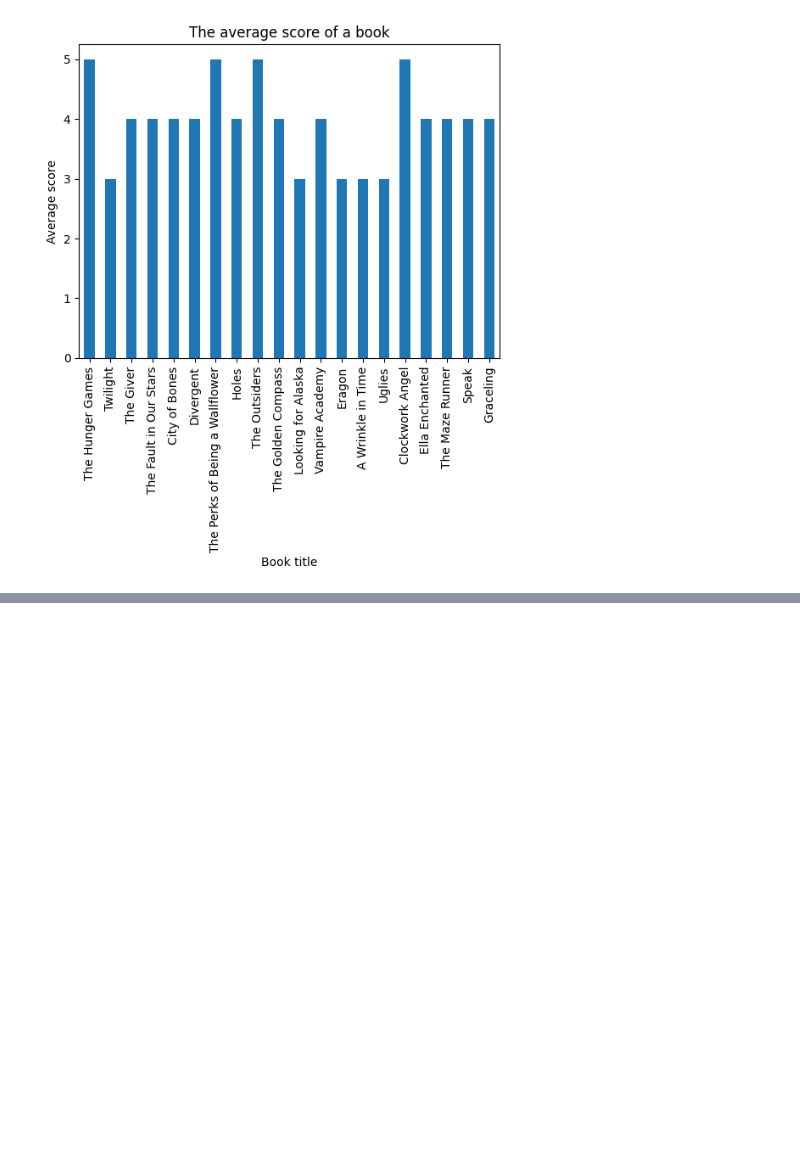
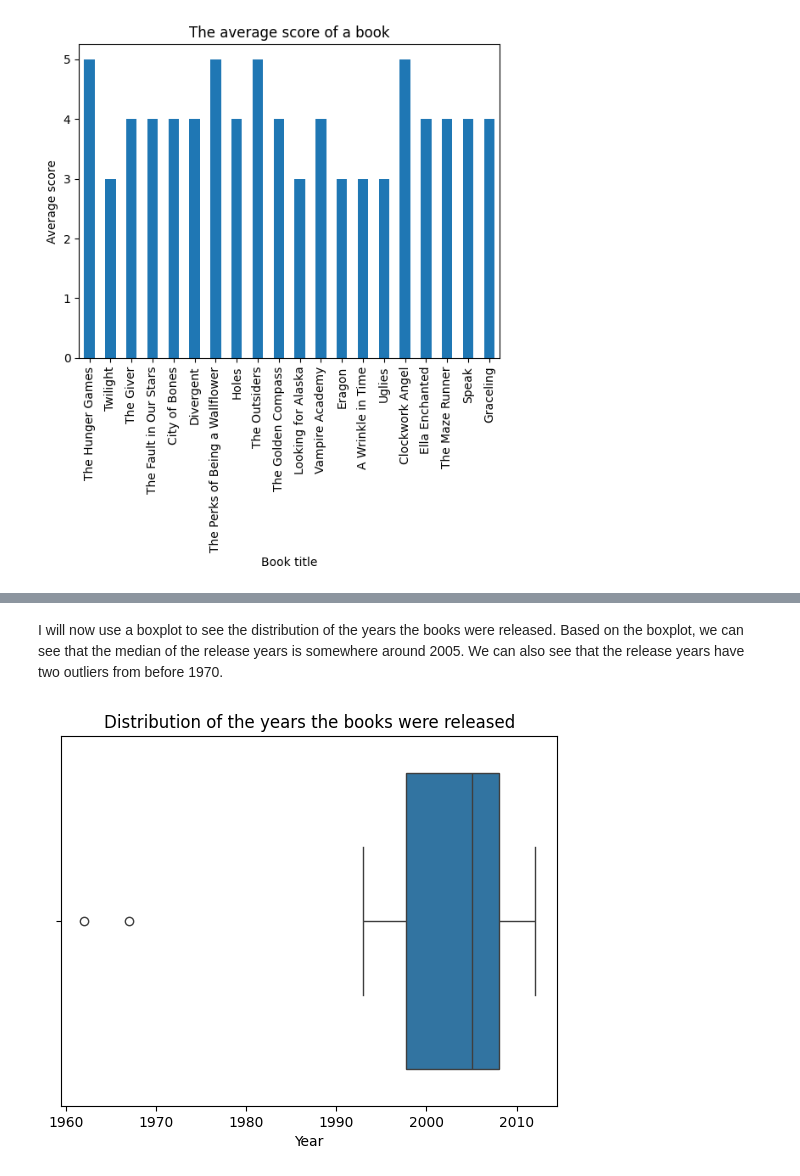
Before and after one commit to Gretulja/dt-2026-data-visualisation-copy, a Jupyter notebook: notebooks/Digitalhumanities/Homework/Assignment.ipynb, the cells around one changed output, grey strips where cells are left out. Drawn from its saved outputs; the diff is of its cells as text; code cells hidden in the pictures; blank space fills up the shorter version.

```diff
--- a/notebooks/Digitalhumanities/Homework/Assignment.ipynb
+++ b/notebooks/Digitalhumanities/Homework/Assignment.ipynb
@@ -39,0 +51,9 @@ siit bubble chart ilmselt teha
+# %% [markdown]
+I will now use a boxplot to see the distribution of the years the books were released. Based on the boxplot, we can see that the median of the release years is somewhere around 2005. We can also see that the release years have two outliers from before 1970.
+# %%
+import seaborn as sns
+sns.boxplot(data=df, x="Year")
+plt.title("Distribution of the years the books were released")
+plt.show()
+# %% [output]
+[figure, added]
```
Also changed, not shown: parts of 9 cells of this notebook, 1 other file.
